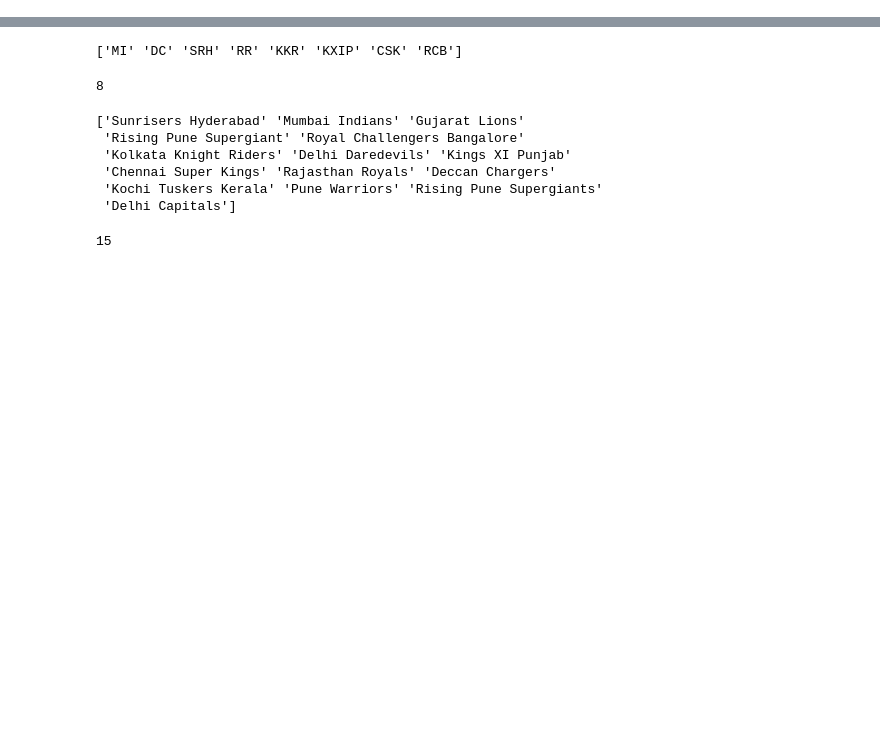
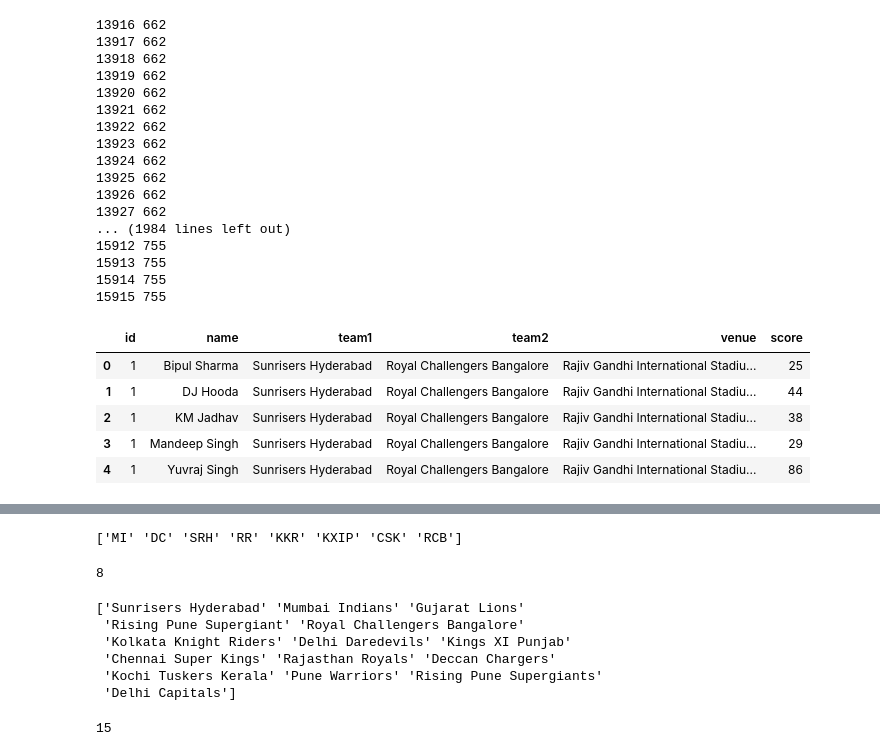
Before and after one commit to trigger007/IPL-kaggle, a Jupyter notebook: train.ipynb, the cells around one changed output, grey strips where cells are left out. Saved outputs shown, nothing was run; the diff lists cells and outputs as text; code cells hidden in the pictures; blank space fills up the shorter version.

```diff
--- a/train.ipynb
+++ b/train.ipynb
@@ -36,10 +94,35 @@ train["venue"]=""
 # %%
 for i in range(len(df)):
     for j in range(len(df2)):
         if int(train['id'][i])==int(df2["match_id"][j]):
             print(i,j)
             train["venue"][i]=df2["venue"][j]
             train['team1'][i]=df2['team1'][j]
+            train['team2'][i]=df2['team2'][j]
 train['score']=df['Total Points']
 train.head()
+# %% [output]
+13916 662
+13917 662
+13918 662
+13919 662
+13920 662
+13921 662
+13922 662
+13923 662
+13924 662
+13925 662
+13926 662
+13927 662
+... (1984 lines left out)
+15912 755
+15913 755
+15914 755
+15915 755
+|  | id | name | team1 | team2 | venue | score |
+| 0 | 1 | Bipul Sharma | Sunrisers Hyderabad | Royal Challengers Bangalore | Rajiv Gandhi International Stadiu... | 25 |
+| 1 | 1 | DJ Hooda | Sunrisers Hyderabad | Royal Challengers Bangalore | Rajiv Gandhi International Stadiu... | 44 |
+| 2 | 1 | KM Jadhav | Sunrisers Hyderabad | Royal Challengers Bangalore | Rajiv Gandhi International Stadiu... | 38 |
+| 3 | 1 | Mandeep Singh | Sunrisers Hyderabad | Royal Challengers Bangalore | Rajiv Gandhi International Stadiu... | 29 |
+| 4 | 1 | Yuvraj Singh | Sunrisers Hyderabad | Royal Challengers Bangalore | Rajiv Gandhi International Stadiu... | 86 |
 # %%
```
Also changed, not shown: parts of 28 cells of this notebook, 3 other files.
